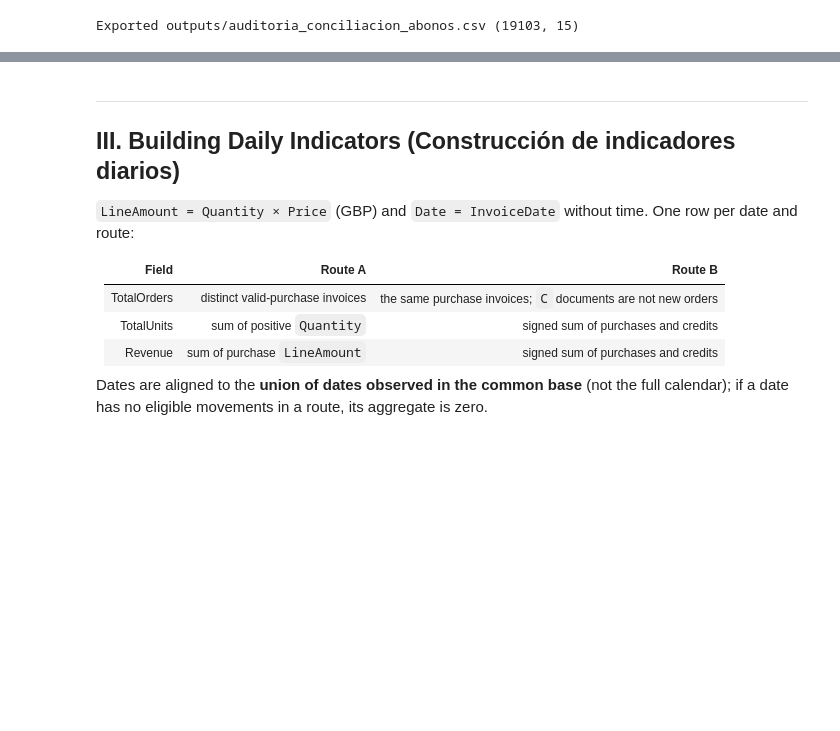
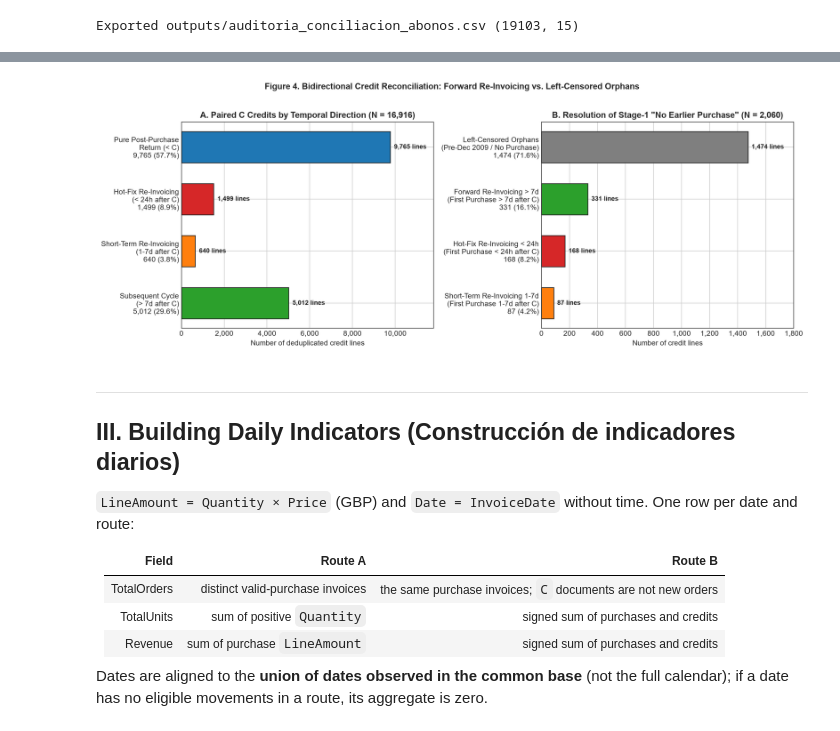
Before and after one commit to RusselKu/North_Quay_Gifts_UPY, a Jupyter notebook: A-3-4_DataCleaning/NB3 Data Preparation and Processing - Online Retail II.ipynb, the cells around one changed output, grey strips where cells are left out. Saved outputs shown, nothing was run; the diff lists cells and outputs as text; code cells hidden in the pictures; blank space fills up the shorter version.

Commit message:
feat(A-3-3, A-3-4): upgrade Data Understanding and Data Cleaning with bidirectional credit reconciliation, marketing proxies, and forensic validation

```diff
--- a/A-3-4_DataCleaning/NB3 Data Preparation and Processing - Online Retail II.ipynb
+++ b/A-3-4_DataCleaning/NB3 Data Preparation and Processing - Online Retail II.ipynb
@@ -531,3 +658,45 @@ Exported outputs/auditoria_conciliacion_abonos.csv (19103, 15)
+# %%
+# Visual Evidence: Figure 4 — Bidirectional Reconciliation & Deconstruction of the 2,060 Unreconciled Credits
+fig, (ax1, ax2) = plt.subplots(1, 2, figsize=(14, 5.2), dpi=200)
+
+# Panel A: Anatomy of the 16,916 paired C credits in Route B
+labels_a = ['Pure Post-Purchase\nReturn (< C)\n9,765 (57.7%)',
+            'Hot-Fix Re-Invoicing\n(< 24h after C)\n1,499 (8.9%)',
+            'Short-Term Re-Invoicing\n(1-7d after C)\n640 (3.8%)',
+            'Subsequent Cycle\n(> 7d after C)\n5,012 (29.6%)']
+vals_a = [int(cond_pure_post.sum()), int(cond_hotfix.sum()), int(cond_reinv7d.sum()), int(cond_reinv_gt7.sum())]
+colors_a = ['#1f77b4', '#d62728', '#ff7f0e', '#2ca02c']
+bars1 = ax1.barh(labels_a[::-1], vals_a[::-1], color=colors_a[::-1], edgecolor='#222222', height=0.6)
+ax1.set_title('A. Paired C Credits by Temporal Direction (N = 16,916)', fontweight='bold')
+ax1.set_xlabel('Number of deduplicated credit lines')
+ax1.xaxis.set_major_formatter(mticker.FuncFormatter(lambda x, p: f'{x:,.0f}'))
+ax1.set_xlim(0, 11800)
+for b in bars1:
+    w = b.get_width()
+    ax1.text(w + 180, b.get_y() + b.get_height()/2, f'{w:,} lines', va='center', fontsize=9, fontweight='bold')
+
+# Panel B: Deconstruction of the 2,060 lines labeled 'No earlier purchase' in Stage 1
+labels_b = ['Left-Censored Orphans\n(Pre-Dec 2009 / No Purchase)\n1,474 (71.6%)',
+            'Forward Re-Invoicing > 7d\n(First Purchase > 7d after C)\n331 (16.1%)',
+            'Hot-Fix Re-Invoicing < 24h\n(First Purchase < 24h after C)\n168 (8.2%)',
+            'Short-Term Re-Invoicing 1-7d\n(First Purchase 1-7d after C)\n87 (4.2%)']
+vals_b = [1474, 331, 168, 87]
+colors_b = ['#7f7f7f', '#2ca02c', '#d62728', '#ff7f0e']
+bars2 = ax2.barh(labels_b[::-1], vals_b[::-1], color=colors_b[::-1], edgecolor='#222222', height=0.6)
+ax2.set_title('B. Resolution of Stage-1 "No Earlier Purchase" (N = 2,060)', fontweight='bold')
+ax2.set_xlabel('Number of credit lines')
+ax2.xaxis.set_major_formatter(mticker.FuncFormatter(lambda x, p: f'{x:,.0f}'))
+ax2.set_xlim(0, 1800)
+for b in bars2:
+    w = b.get_width()
+    ax2.text(w + 25, b.get_y() + b.get_height()/2, f'{w:,} lines', va='center', fontsize=9, fontweight='bold')
+
+fig.suptitle('Figure 4. Bidirectional Credit Reconciliation: Forward Re-Invoicing vs. Left-Censored Orphans', fontsize=12, fontweight='bold', y=1.02)
+fig.tight_layout()
+fig.savefig('figures/fig4_bidirectional_reconciliation.png', bbox_inches='tight')
+plt.show()
+# %% [output]
+[figure, added]
 # %% [markdown]
 ---
 ## III. Building Daily Indicators (Construcción de indicadores diarios)
```
Also changed, not shown: parts of 24 cells of this notebook, 24 other files.
